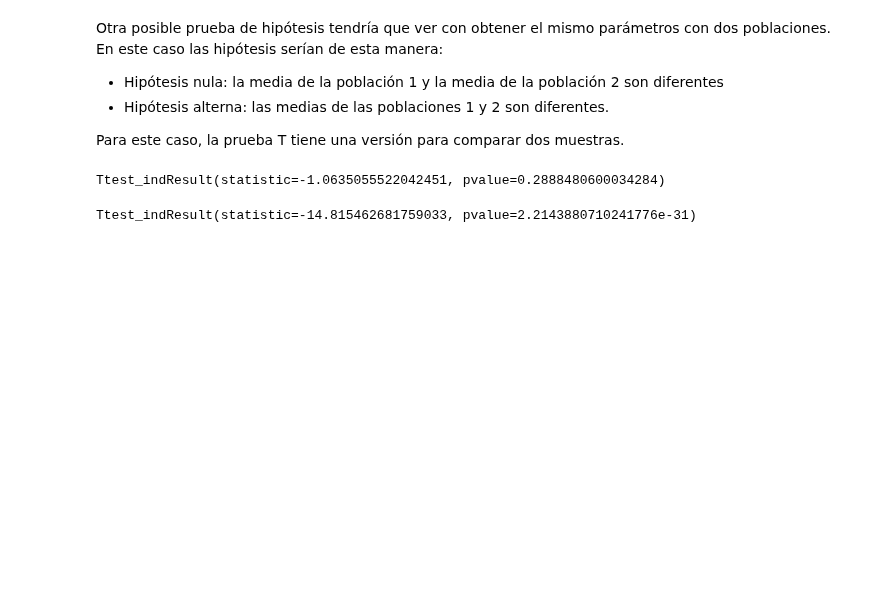
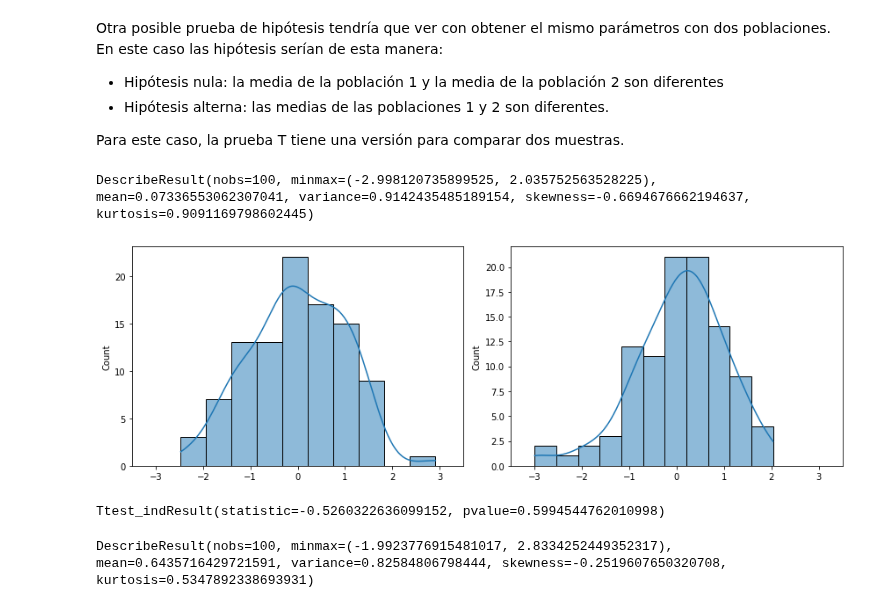
Before and after one commit to AprendizajeProfundo/diplomado-ciencia-de-datos, a Jupyter notebook: Matematicas-Estadistica/Cuadernos/Taller_scipy.ipynb, the cells around one changed output. Saved outputs shown, nothing was run; the diff lists cells and outputs as text; code cells hidden in the pictures; blank space fills up the shorter version.

```diff
--- a/Matematicas-Estadistica/Cuadernos/Taller_scipy.ipynb
+++ b/Matematicas-Estadistica/Cuadernos/Taller_scipy.ipynb
@@ -254,22 +316,32 @@ Otra posible prueba de hipótesis tendría que ver con obtener el mismo parámet
 - Hipótesis alterna: las medias de las poblaciones 1 y 2 son diferentes.
 
 Para este caso, la prueba T tiene una versión para comparar dos muestras.
-# %%
-from scipy.stats import norm, ttest_ind
-
-v1 = norm(loc = 0, scale = 1).rvs(size=100, random_state=15)
-v2 = norm(loc = 0, scale = 1).rvs(size=100, random_state=27)
-
-res = ttest_ind(v1, v2)
-
-print(res)
-# %% [output]
-Ttest_indResult(statistic=-1.0635055522042451, pvalue=0.2888480600034284)
-# %%
-v3 = norm(loc = 3, scale = 2).rvs(size=100, random_state=13)
-
-res = ttest_ind(v1, v3, equal_var=False)
-
-print(res)
-# %% [output]
-Ttest_indResult(statistic=-14.815462681759033, pvalue=2.2143880710241776e-31)
+# %%
+from scipy.stats import norm, ttest_ind
+
+v2 = norm.rvs(size=100, random_state=rng)
+print(describe(v2))
+# %% [output]
+DescribeResult(nobs=100, minmax=(-2.998120735899525, 2.035752563528225), mean=0.07336553062307041, variance=0.9142435485189154, skewness=-0.6694676662194637, kurtosis=0.9091169798602445)
+# %%
+import matplotlib.pyplot as plt
+import seaborn as sns
+
+f, axs = plt.subplots(1, 2, figsize=[12, 4])
+sns.histplot(data=v1, ax=axs[0], kde=True)
+axs[0].set_xlim(-3.5, 3.5)
+sns.histplot(data=v2, ax=axs[1], kde=True)
+axs[1].set_xlim(-3.5, 3.5)
+f.tight_layout()
+# %% [output]
+[figure, added]
+# %%
+res = ttest_ind(v1, v2)
+print(res)
+# %% [output]
+Ttest_indResult(statistic=-0.5260322636099152, pvalue=0.5994544762010998)
+# %%
+v3 = norm(loc = 0.5).rvs(size=100, random_state=rng)
+print(describe(v3))
+# %% [output]
+DescribeResult(nobs=100, minmax=(-1.9923776915481017, 2.8334252449352317), mean=0.6435716429721591, variance=0.82584806798444, skewness=-0.2519607650320708, kurtosis=0.5347892338693931)
```
Also changed, not shown: parts of 36 cells of this notebook.
